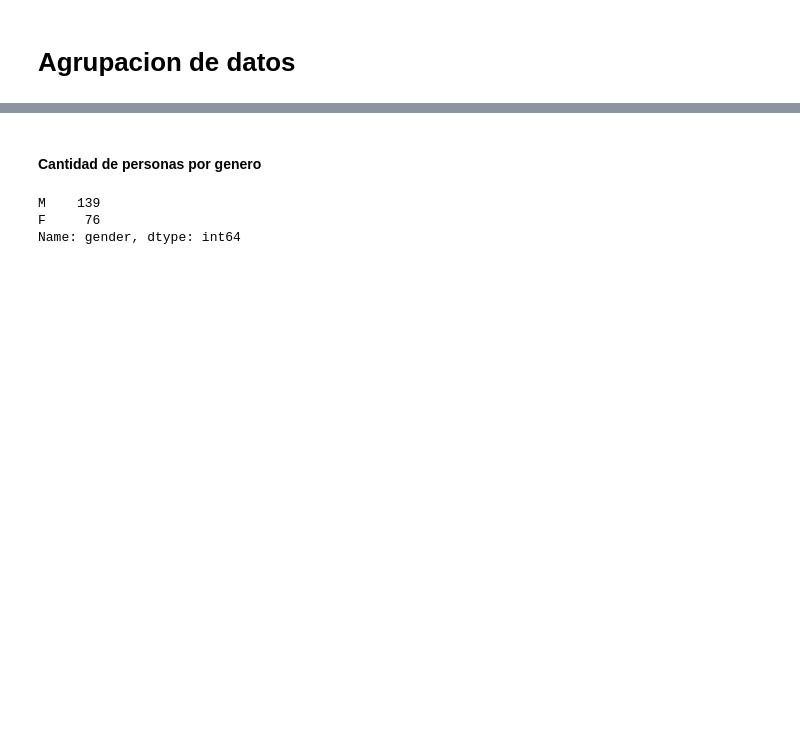
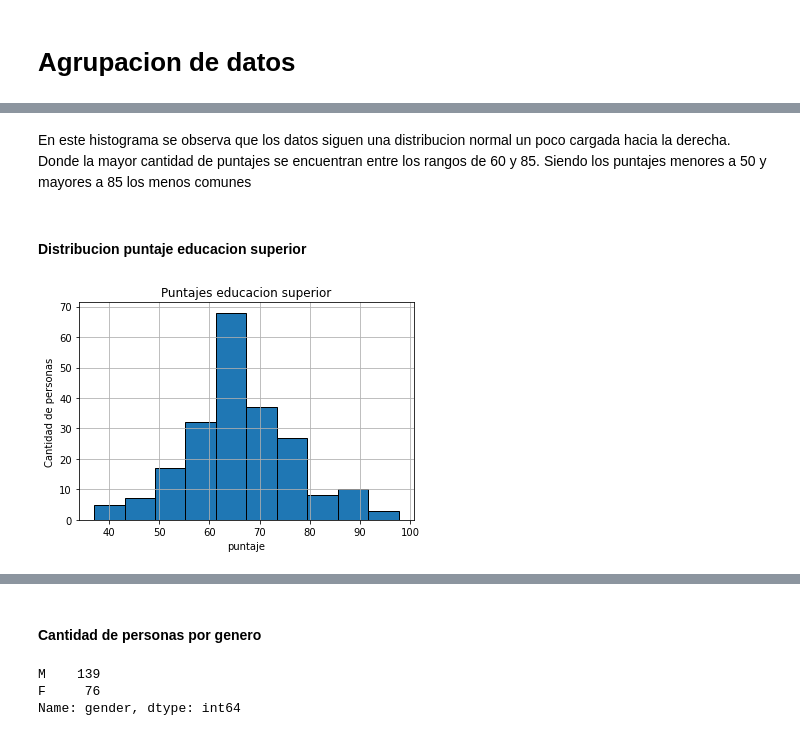
Before and after one commit to joseluissanmartin/Solemene1OE2, a Jupyter notebook: Solemne1_JoseLuisSanMartin.ipynb, the cells around one changed output, grey strips where cells are left out. Drawn from its saved outputs; the diff is of its cells as text; code cells hidden in the pictures; blank space fills up the shorter version.

```diff
--- a/Solemne1_JoseLuisSanMartin.ipynb
+++ b/Solemne1_JoseLuisSanMartin.ipynb
@@ -382,0 +379,12 @@ dataframe.to_csv('Placement_Data_Full_Class_Clean.csv', index=False)
+# %% [markdown]
+En este histograma se observa que los datos siguen una distribucion normal un poco cargada hacia la derecha. Donde la mayor cantidad de puntajes se encuentran entre los rangos de 60 y 85. Siendo los puntajes menores a 50 y mayores a 85 los menos comunes
+# %% [markdown]
+#### Distribucion puntaje educacion superior
+# %%
+dataframe.drop(1).hist(['hsc_p'],edgecolor='black', linewidth=1)
+plt.title('Puntajes educacion superior')
+plt.xlabel('puntaje')
+plt.ylabel('Cantidad de personas')
+plt.show()
+# %% [output]
+[figure, added]
```
Also changed, not shown: parts of 36 cells of this notebook.
